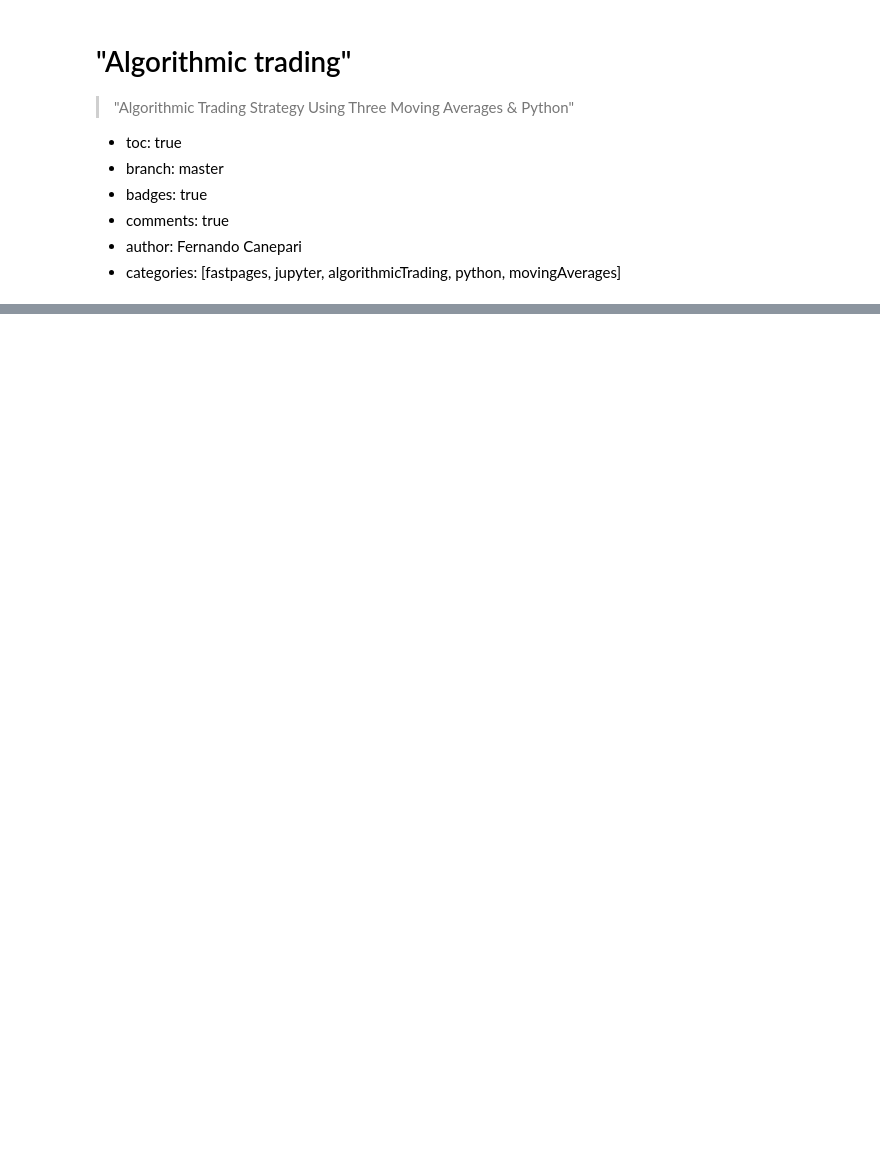
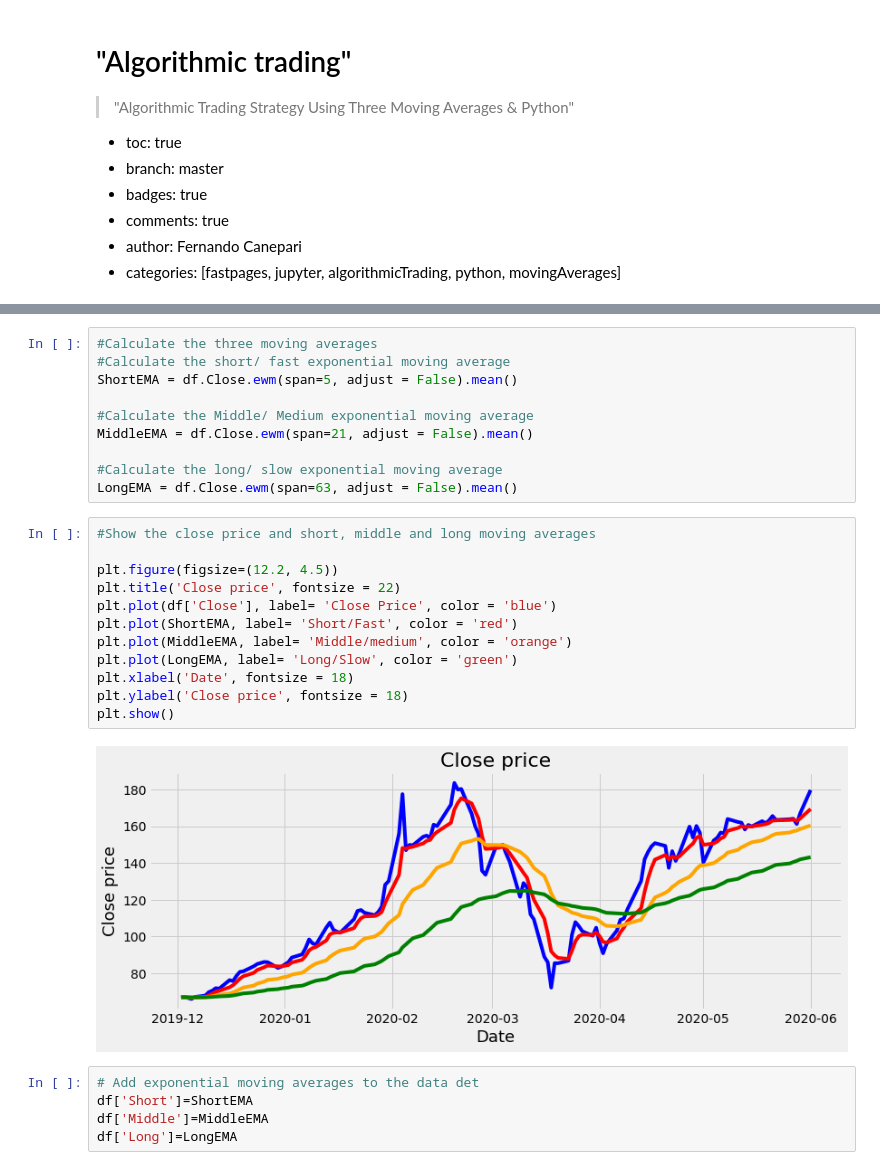
Before and after one commit to fercanepari/JupyterNotebookFastPages, a Jupyter notebook: _notebooks/2021-08-12-Algorithmic-Trading-Strategy-Using-Three-Moving-Averages.ipynb, the cells around one changed output, grey strips where cells are left out. Drawn from its saved outputs; the diff is of its cells as text; blank space fills up the shorter version.

```diff
--- a/_notebooks/2021-08-12-Algorithmic-Trading-Strategy-Using-Three-Moving-Averages.ipynb
+++ b/_notebooks/2021-08-12-Algorithmic-Trading-Strategy-Using-Three-Moving-Averages.ipynb
@@ -35,0 +46,29 @@ plt.show()
+# %%
+#Calculate the three moving averages
+#Calculate the short/ fast exponential moving average
+ShortEMA = df.Close.ewm(span=5, adjust = False).mean()
+
+#Calculate the Middle/ Medium exponential moving average
+MiddleEMA = df.Close.ewm(span=21, adjust = False).mean()
+
+#Calculate the long/ slow exponential moving average
+LongEMA = df.Close.ewm(span=63, adjust = False).mean()
+# %%
+#Show the close price and short, middle and long moving averages
+
+plt.figure(figsize=(12.2, 4.5))
+plt.title('Close price', fontsize = 22)
+plt.plot(df['Close'], label= 'Close Price', color = 'blue')
+plt.plot(ShortEMA, label= 'Short/Fast', color = 'red')
+plt.plot(MiddleEMA, label= 'Middle/medium', color = 'orange')
+plt.plot(LongEMA, label= 'Long/Slow', color = 'green')
+plt.xlabel('Date', fontsize = 18)
+plt.ylabel('Close price', fontsize = 18)
+plt.show()
+# %% [output]
+[figure, added]
+# %%
+# Add exponential moving averages to the data det
+df['Short']=ShortEMA
+df['Middle']=MiddleEMA
+df['Long']=LongEMA
```
Also changed, not shown: parts of 6 cells of this notebook.
